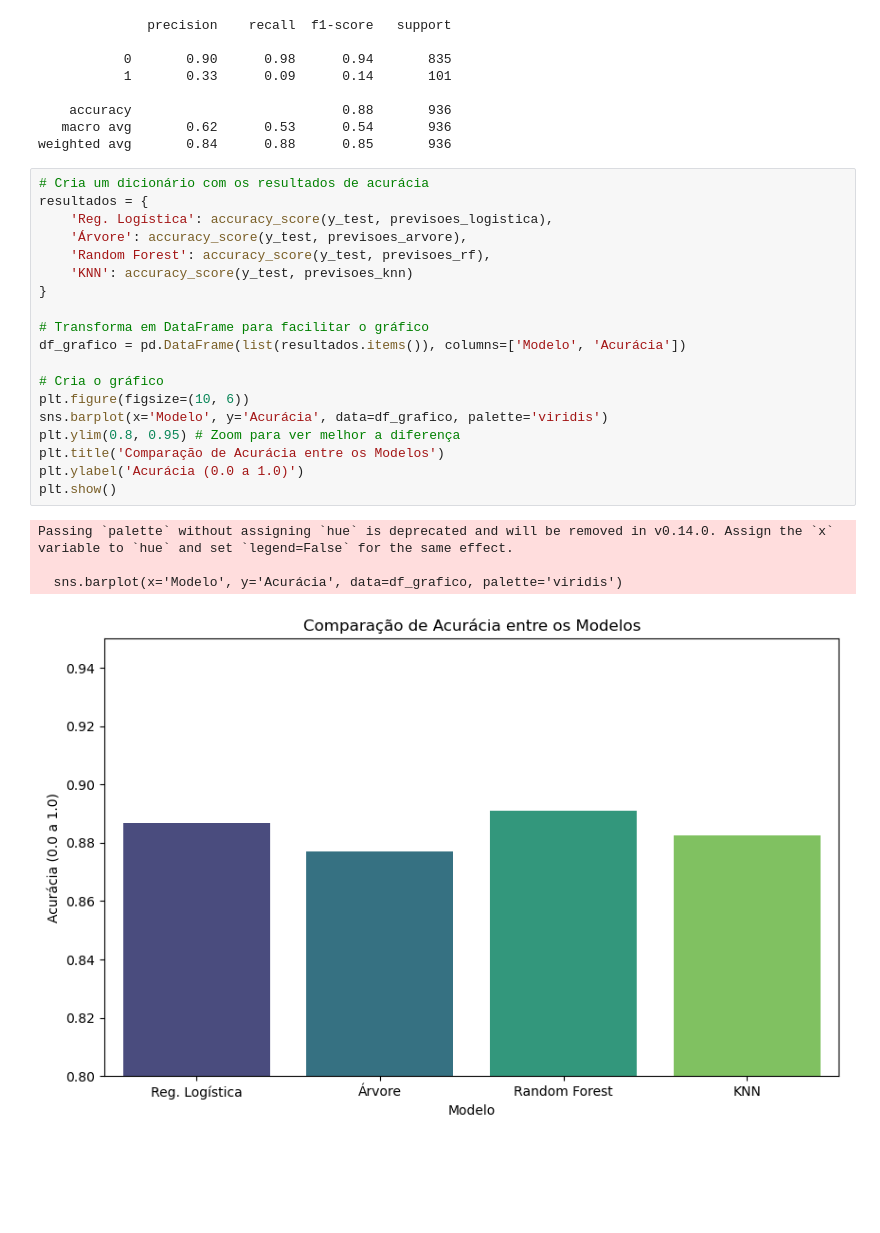
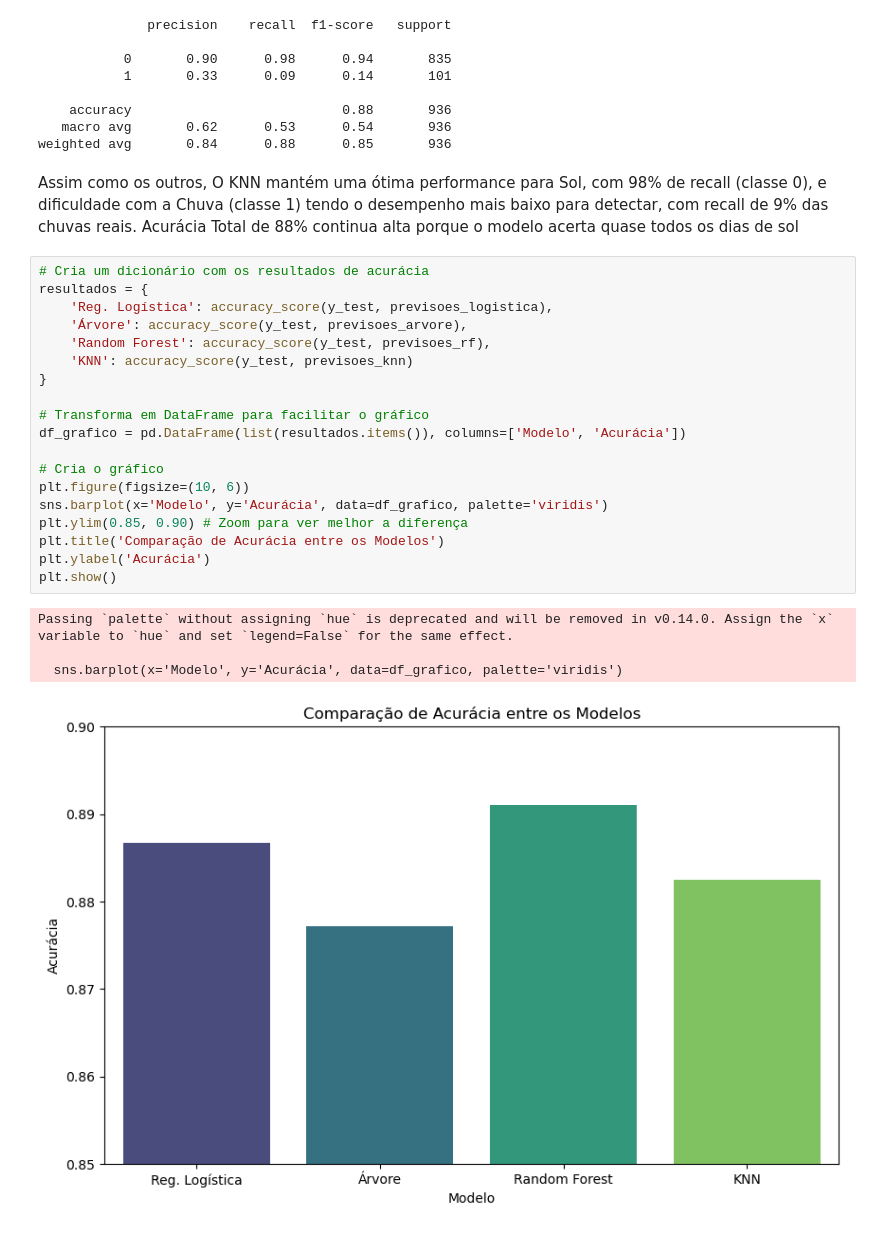
Before and after one commit to desyreegarcia/MachineLearning, a Jupyter notebook: ModeloClassificacao.ipynb, the cells around one changed output. Drawn from its saved outputs; the diff is of its cells as text; blank space fills up the shorter version.

```diff
--- a/ModeloClassificacao.ipynb
+++ b/ModeloClassificacao.ipynb
@@ -195,27 +213,29 @@ print(classification_report(y_test, previsoes_knn))
     accuracy                           0.88       936
    macro avg       0.62      0.53      0.54       936
 weighted avg       0.84      0.88      0.85       936
+# %% [markdown]
+Assim como os outros, O KNN mantém uma ótima performance para Sol, com 98% de recall (classe 0), e dificuldade com a Chuva (classe 1) tendo o desempenho mais baixo para detectar, com recall de 9% das chuvas reais. Acurácia Total de 88% continua alta porque o modelo acerta quase todos os dias de sol
 # %%
 # Cria um dicionário com os resultados de acurácia
 resultados = {
     'Reg. Logística': accuracy_score(y_test, previsoes_logistica),
     'Árvore': accuracy_score(y_test, previsoes_arvore),
     'Random Forest': accuracy_score(y_test, previsoes_rf),
     'KNN': accuracy_score(y_test, previsoes_knn)
 }
 
 # Transforma em DataFrame para facilitar o gráfico
 df_grafico = pd.DataFrame(list(resultados.items()), columns=['Modelo', 'Acurácia'])
 
 # Cria o gráfico
 plt.figure(figsize=(10, 6))
 sns.barplot(x='Modelo', y='Acurácia', data=df_grafico, palette='viridis')
-plt.ylim(0.8, 0.95) # Zoom para ver melhor a diferença
+plt.ylim(0.85, 0.90) # Zoom para ver melhor a diferença
 plt.title('Comparação de Acurácia entre os Modelos')
-plt.ylabel('Acurácia (0.0 a 1.0)')
+plt.ylabel('Acurácia')
 plt.show()
 # %% [output]
 Passing `palette` without assigning `hue` is deprecated and will be removed in v0.14.0. Assign the `x` variable to `hue` and set `legend=False` for the same effect.
 
   sns.barplot(x='Modelo', y='Acurácia', data=df_grafico, palette='viridis')
-[figure, old version]
+[figure, new version]
```
Also changed, not shown: parts of 14 cells of this notebook, 1 other file.
